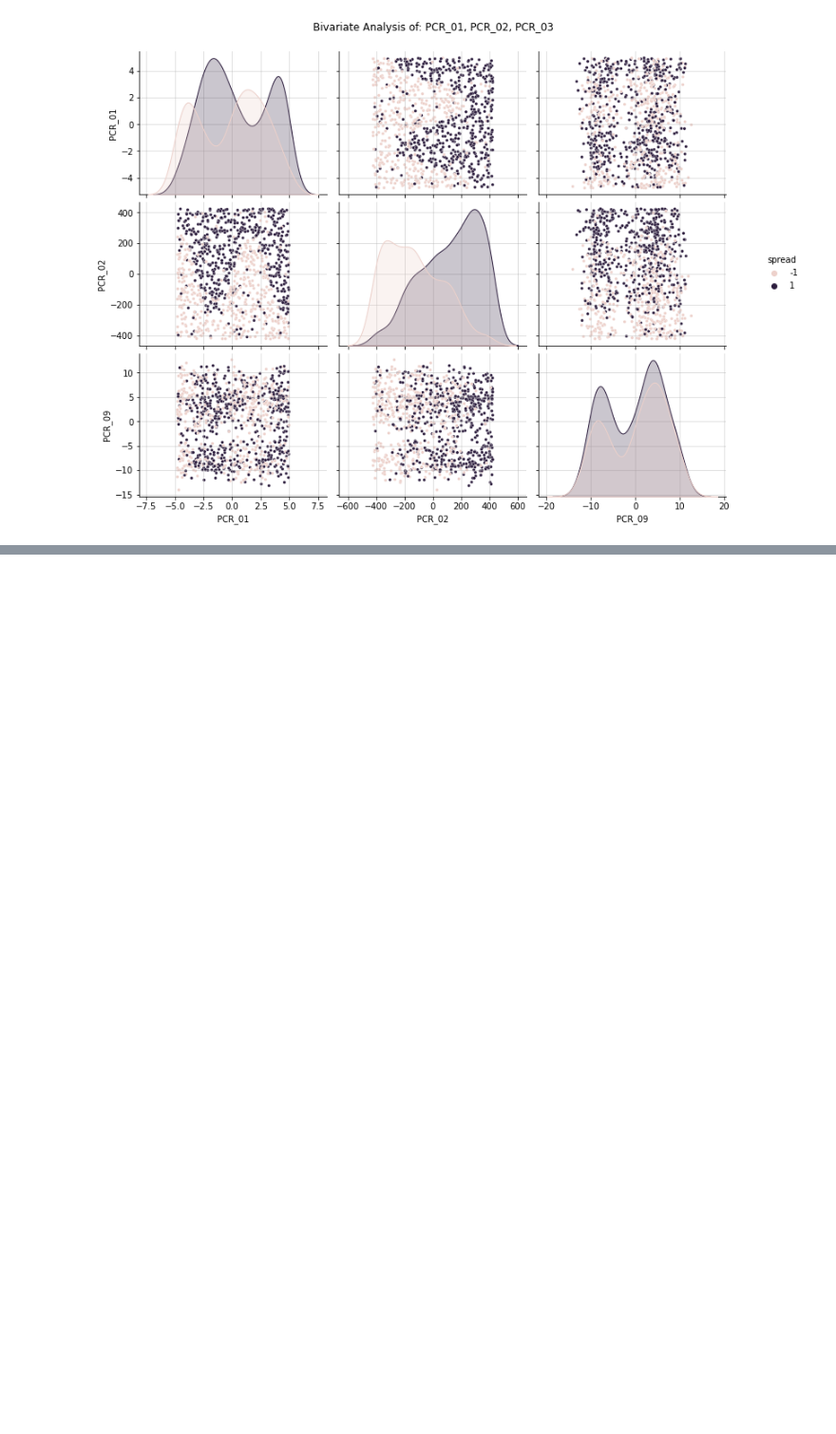
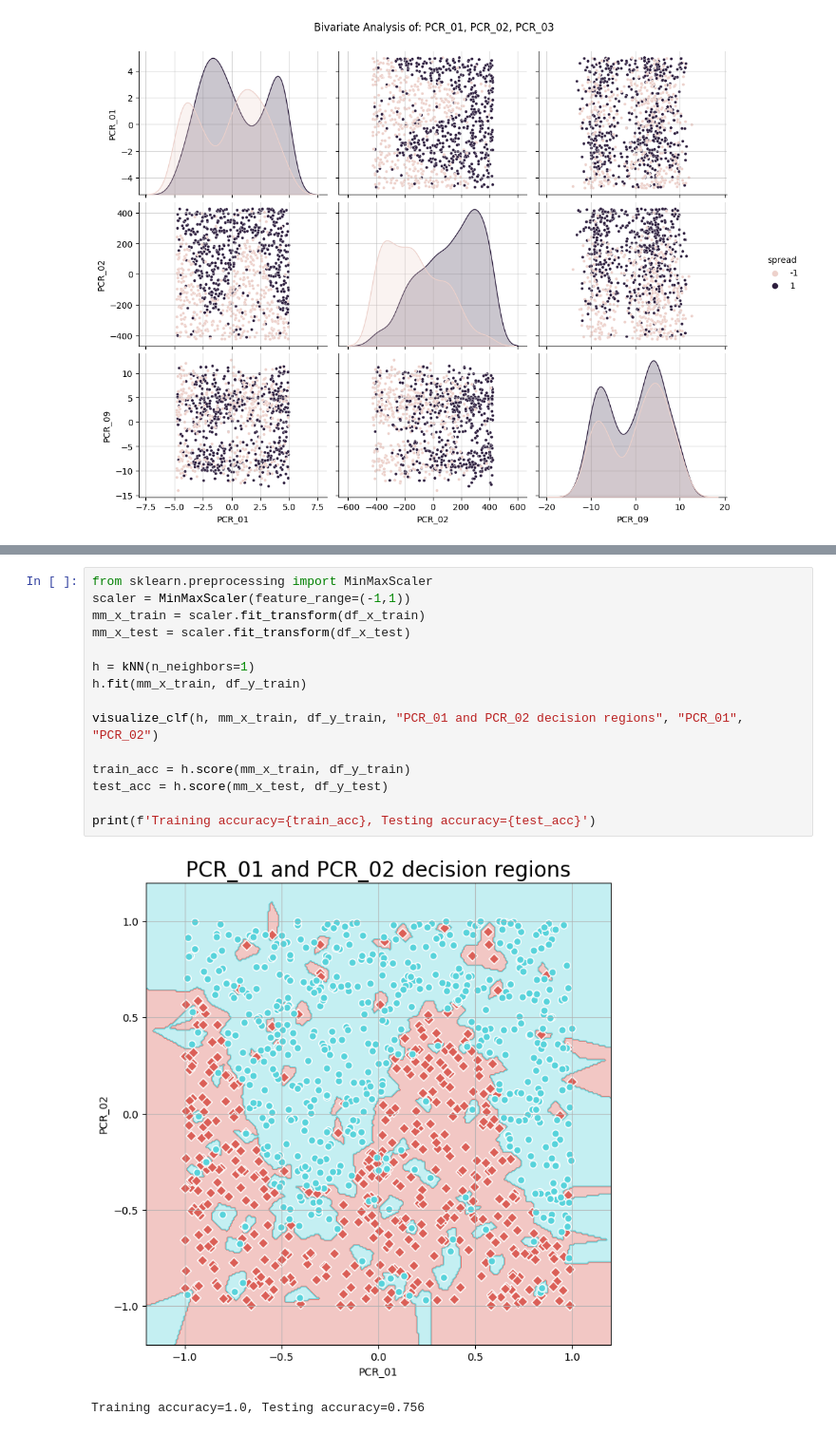
Before and after one commit to HayElmaliah/Intro-to-machine-learning-HW1-wet, a Jupyter notebook: Copy_of_HW1_template.ipynb, the cells around one changed output, grey strips where cells are left out. Shown at 95% size. Saved outputs shown, nothing was run; the diff lists cells and outputs as text; blank space fills up the shorter version.

```diff
--- a/Copy_of_HW1_template.ipynb
+++ b/Copy_of_HW1_template.ipynb
@@ -110,0 +200,18 @@ class kNN(BaseEstimator, ClassifierMixin):
+# %%
+from sklearn.preprocessing import MinMaxScaler
+scaler = MinMaxScaler(feature_range=(-1,1))
+mm_x_train = scaler.fit_transform(df_x_train)
+mm_x_test = scaler.fit_transform(df_x_test)
+
+h = kNN(n_neighbors=1)
+h.fit(mm_x_train, df_y_train)
+
+visualize_clf(h, mm_x_train, df_y_train, "PCR_01 and PCR_02 decision regions", "PCR_01", "PCR_02")
+
+train_acc = h.score(mm_x_train, df_y_train)
+test_acc = h.score(mm_x_test, df_y_test)
+
+print(f'Training accuracy={train_acc}, Testing accuracy={test_acc}')
+# %% [output]
+[figure, added]
+Training accuracy=1.0, Testing accuracy=0.756
```
Also changed, not shown: parts of 9 cells of this notebook.
